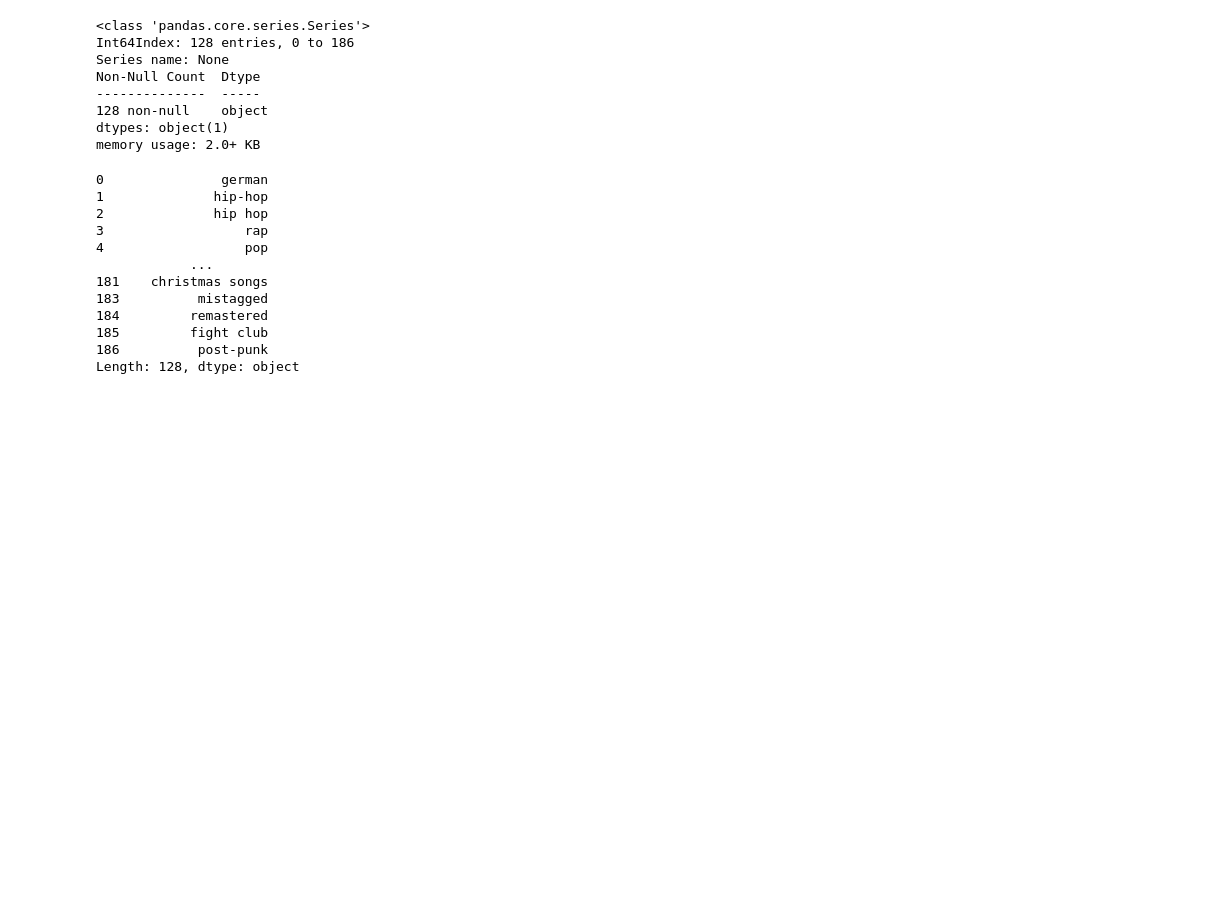
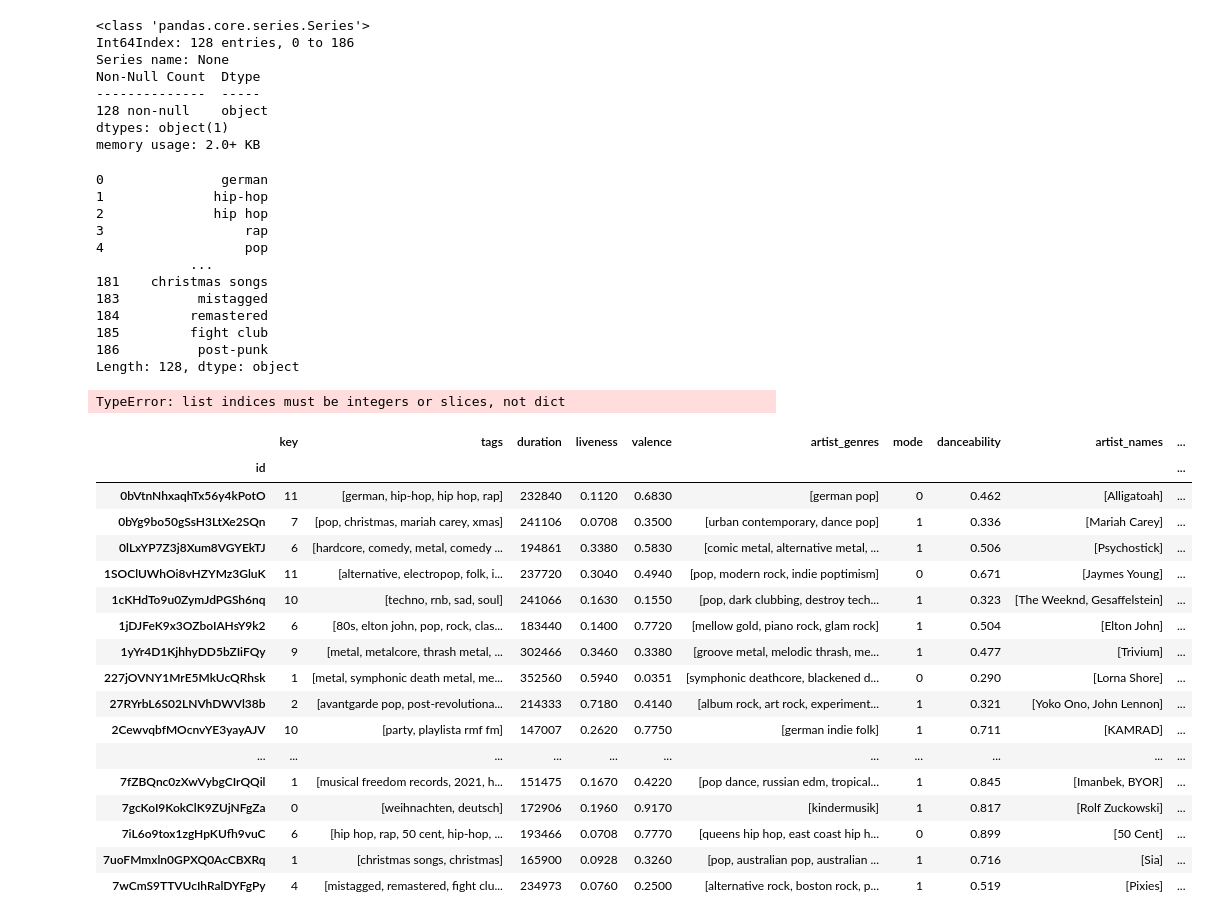
Before and after one commit to fweingartshofer/mc-ml, a Jupyter notebook: project/ml.ipynb, the cells around one changed output. Saved outputs shown, nothing was run; the diff lists cells and outputs as text; code cells hidden in the pictures; blank space fills up the shorter version.

```diff
--- a/project/ml.ipynb
+++ b/project/ml.ipynb
@@ -94,3 +92,45 @@ tags
 185         fight club
 186          post-punk
 Length: 128, dtype: object
+# %%
+pitch_symbol = ["C", "C#", "D", "D#", "E", "F", "F#", "G", "G#", "A", "A#", "B"]
+
+
+def pitch_trans(p):
+    pitch_frequency = list()
+    for timestamp in p:
+        pitch_dict = {"timestamp": float(timestamp)}
+        for i in range(0, len(p[timestamp])):
+            pitch_dict[pitch_symbol[i]] = p[timestamp][i]
+        pitch_frequency.append(pitch_dict)
+    return pitch_frequency
+
+def pitches_to_dataframe(p):
+    return pd.DataFrame(p).sort_values(by=["timestamp"])
+
+pitches = df["pitches"].apply(pitch_trans)
+df["pitches"] = pitches
+# %% [output]
+TypeError: list indices must be integers or slices, not dict
+# %%
+first_song = pitches_to_dataframe(pitches.iloc[0])
+df
+# %% [output]
+|  | key | tags | duration | liveness | valence | artist_genres | mode | danceability | artist_names | ... |
+| id |  |  |  |  |  |  |  |  |  | ... |
+| 0bVtnNhxaqhTx56y4kPotO | 11 | [german, hip-hop, hip hop, rap] | 232840 | 0.1120 | 0.6830 | [german pop] | 0 | 0.462 | [Alligatoah] | ... |
+| 0bYg9bo50gSsH3LtXe2SQn | 7 | [pop, christmas, mariah carey, xmas] | 241106 | 0.0708 | 0.3500 | [urban contemporary, dance pop] | 1 | 0.336 | [Mariah Carey] | ... |
+| 0lLxYP7Z3j8Xum8VGYEkTJ | 6 | [hardcore, comedy, metal, comedy ... | 194861 | 0.3380 | 0.5830 | [comic metal, alternative metal, ... | 1 | 0.506 | [Psychostick] | ... |
+| 1SOClUWhOi8vHZYMz3GluK | 11 | [alternative, electropop, folk, i... | 237720 | 0.3040 | 0.4940 | [pop, modern rock, indie poptimism] | 0 | 0.671 | [Jaymes Young] | ... |
+| 1cKHdTo9u0ZymJdPGSh6nq | 10 | [techno, rnb, sad, soul] | 241066 | 0.1630 | 0.1550 | [pop, dark clubbing, destroy tech... | 1 | 0.323 | [The Weeknd, Gesaffelstein] | ... |
+| 1jDJFeK9x3OZboIAHsY9k2 | 6 | [80s, elton john, pop, rock, clas... | 183440 | 0.1400 | 0.7720 | [mellow gold, piano rock, glam rock] | 1 | 0.504 | [Elton John] | ... |
+| 1yYr4D1KjhhyDD5bZIiFQy | 9 | [metal, metalcore, thrash metal, ... | 302466 | 0.3460 | 0.3380 | [groove metal, melodic thrash, me... | 1 | 0.477 | [Trivium] | ... |
+| 227jOVNY1MrE5MkUcQRhsk | 1 | [metal, symphonic death metal, me... | 352560 | 0.5940 | 0.0351 | [symphonic deathcore, blackened d... | 0 | 0.290 | [Lorna Shore] | ... |
+| 27RYrbL6S02LNVhDWVl38b | 2 | [avantgarde pop, post-revolutiona... | 214333 | 0.7180 | 0.4140 | [album rock, art rock, experiment... | 1 | 0.321 | [Yoko Ono, John Lennon] | ... |
+| 2CewvqbfMOcnvYE3yayAJV | 10 | [party, playlista rmf fm] | 147007 | 0.2620 | 0.7750 | [german indie folk] | 1 | 0.711 | [KAMRAD] | ... |
+| ... | ... | ... | ... | ... | ... | ... | ... | ... | ... | ... |
+| 7fZBQnc0zXwVybgCIrQQil | 1 | [musical freedom records, 2021, h... | 151475 | 0.1670 | 0.4220 | [pop dance, russian edm, tropical... | 1 | 0.845 | [Imanbek, BYOR] | ... |
+| 7gcKoI9KokClK9ZUjNFgZa | 0 | [weihnachten, deutsch] | 172906 | 0.1960 | 0.9170 | [kindermusik] | 1 | 0.817 | [Rolf Zuckowski] | ... |
+| 7iL6o9tox1zgHpKUfh9vuC | 6 | [hip hop, rap, 50 cent, hip-hop, ... | 193466 | 0.0708 | 0.7770 | [queens hip hop, east coast hip h... | 0 | 0.899 | [50 Cent] | ... |
+| 7uoFMmxln0GPXQ0AcCBXRq | 1 | [christmas songs, christmas] | 165900 | 0.0928 | 0.3260 | [pop, australian pop, australian ... | 1 | 0.716 | [Sia] | ... |
+| 7wCmS9TTVUcIhRalDYFgPy | 4 | [mistagged, remastered, fight clu... | 234973 | 0.0760 | 0.2500 | [alternative rock, boston rock, p... | 1 | 0.519 | [Pixies] | ... |
```
Also changed, not shown: parts of 5 cells of this notebook.
